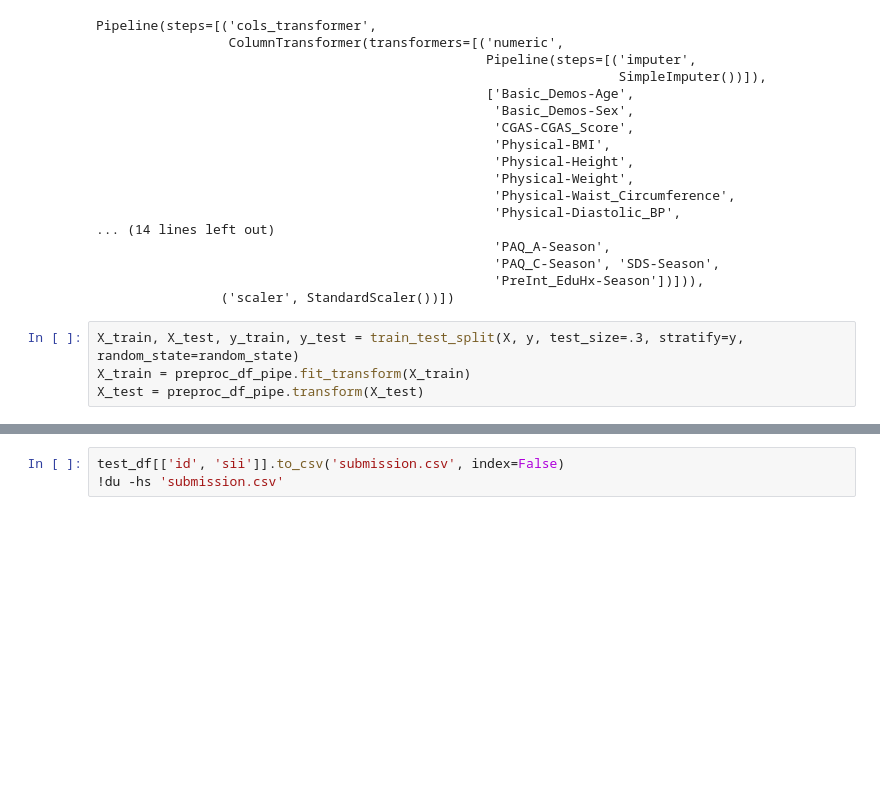
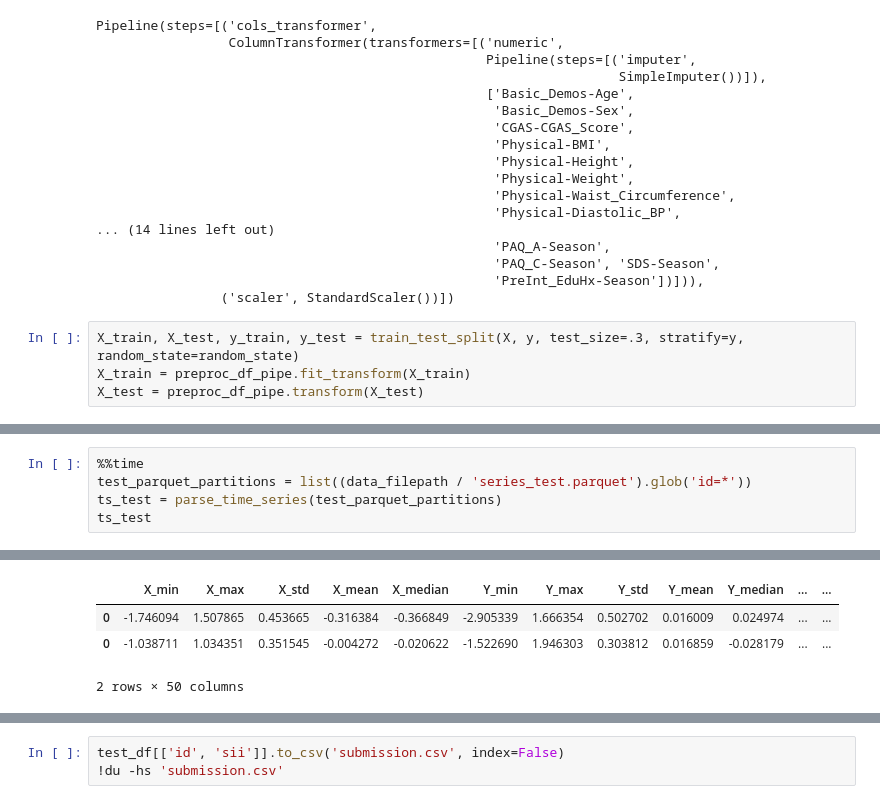
Before and after one commit to lusm554/kaggle_competitions, a Jupyter notebook: problematic-internet-use/parse_time_series.ipynb, the cells around one changed output, grey strips where cells are left out. Saved outputs shown, nothing was run; the diff lists cells and outputs as text; blank space fills up the shorter version.

```diff
--- a/problematic-internet-use/parse_time_series.ipynb
+++ b/problematic-internet-use/parse_time_series.ipynb
@@ -566,0 +468,6 @@ Wall time: 4min 17s
+# %%
+%%time
+test_parquet_partitions = list((data_filepath / 'series_test.parquet').glob('id=*'))
+ts_test = parse_time_series(test_parquet_partitions)
+ts_test
+# %% [output]
@@ -567,2 +476,6 @@ Wall time: 4min 17s
+|  | X_min | X_max | X_std | X_mean | X_median | Y_min | Y_max | Y_std | Y_mean | Y_median | ... | ... |
+| 0 | -1.746094 | 1.507865 | 0.453665 | -0.316384 | -0.366849 | -2.905339 | 1.666354 | 0.502702 | 0.016009 | 0.024974 | ... | ... |
+| 0 | -1.038711 | 1.034351 | 0.351545 | -0.004272 | -0.020622 | -1.522690 | 1.946303 | 0.303812 | 0.016859 | -0.028179 | ... | ... |
+2 rows × 50 columns
 # %%
 test_df = pd.read_csv(data_filepath / 'test.csv')
```
Also changed, not shown: parts of 17 cells of this notebook.
